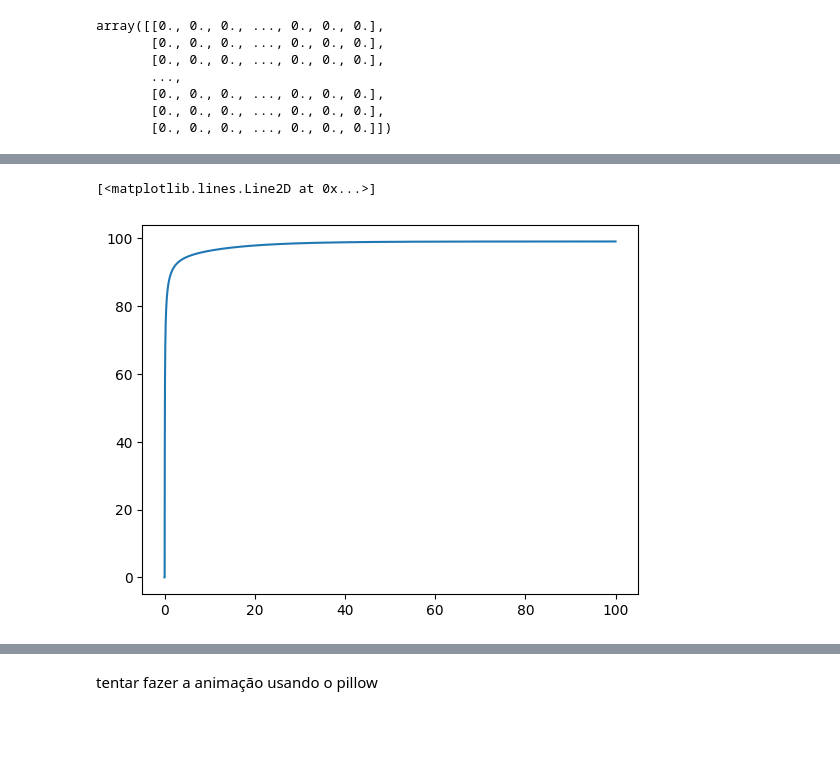
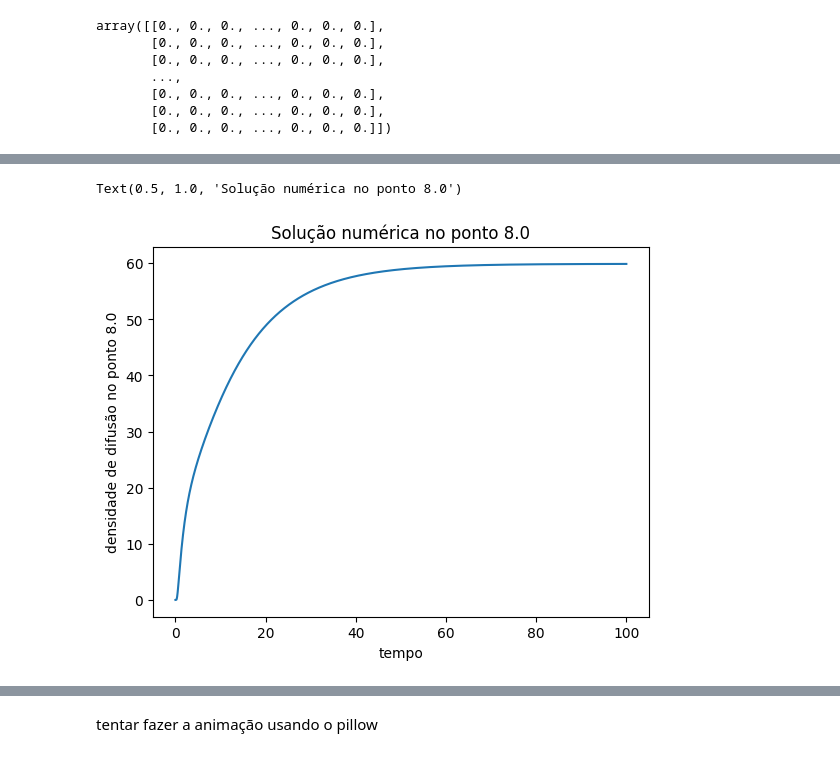
Before and after one commit to mickpires/diffusion, a Jupyter notebook: metodo explicito.ipynb, the cells around one changed output, grey strips where cells are left out. Cells and saved outputs as stored; diff of their text form; code cells hidden in the pictures; blank space fills up the shorter version.

```diff
--- a/metodo explicito.ipynb
+++ b/metodo explicito.ipynb
@@ -15,0 +4,12 @@ tt = np.arange(0,tempo_final,Δt) # acho que isso não é necessário t = T/Δt.
+# %%
+L = 10 # comprimento da barra
+Δx = .1
+num_pontos = int(np.ceil(L/Δx))
+Δt = 0.001
+tempo_final = 100
+k = 0.835
+λ = k * Δt/Δx**2
+condição_inicial = 0.
+contorno = np.array([100.,50.])
+xx = np.arange(0,L,Δx)
+tt = np.arange(0,tempo_final,Δt)
@@ -17,10 +21,9 @@ tt = np.arange(0,tempo_final,Δt) # acho que isso não é necessário t = T/Δt.
 #condição inicial u(x,0) = f(x)
 
 u = np.zeros((len(tt),len(xx)))
-f = lambda x: 0
 
 for x in range(len(xx)):
-    u[0,x] = f(x+1)
+    u[0,x] = condição_inicial
 u
 # %% [output]
 array([[0., 0., 0., ..., 0., 0., 0.],
@@ -48,5 +51,5 @@ for t in range(len(tt)-1) :
             termo_anterior = u[t,x-1]
             termo_posterior = u[t,x+1]
 
-        u[t+1,x] = k*(termo_posterior + termo_anterior) + u[t,x]*(1-2*k)
+        u[t+1,x] = λ*(termo_posterior + termo_anterior) + u[t,x]*(1-2*λ)
 u
@@ -53,5 +70,9 @@ u
-# %%
-plt.plot(tt,u[:,1])
-# %% [output]
-[<matplotlib.lines.Line2D at 0x...>]
-[figure, removed]
+# %%
+a = 80
+plt.plot(tt,u[:,a])
+plt.xlabel('tempo')
+plt.ylabel(f'densidade de difusão no ponto {xx[a]}')
+plt.title(f'Solução numérica no ponto {xx[a]}')
+# %% [output]
+Text(0.5, 1.0, 'Solução numérica no ponto 8.0')
+[figure, added]
```
Also changed, not shown: parts of 9 cells of this notebook, 1 other file.
